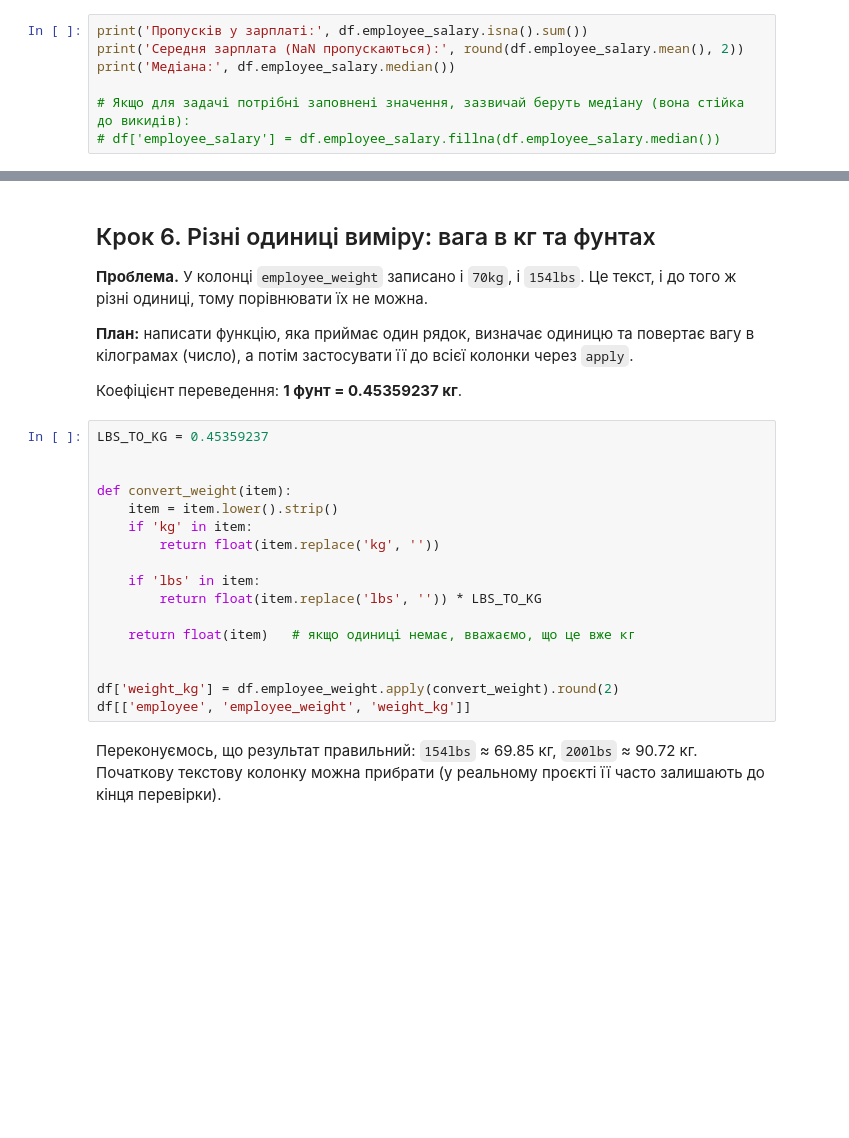
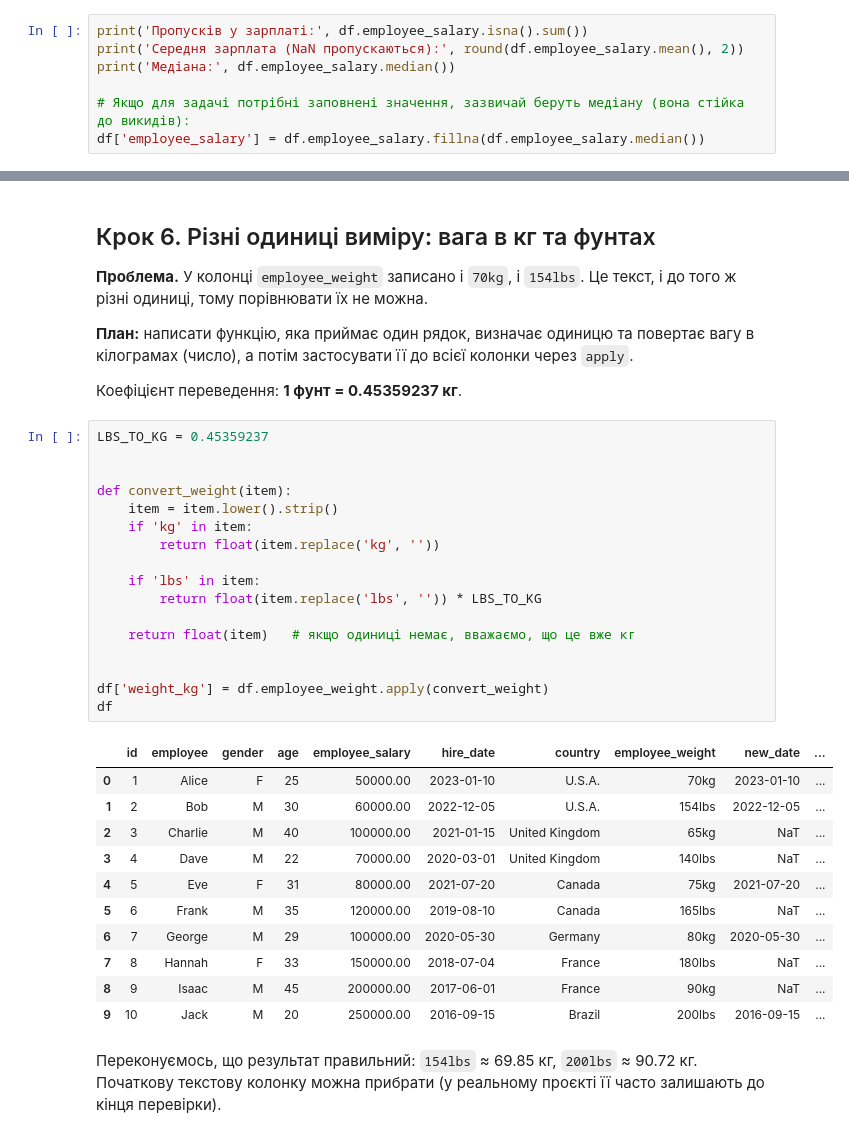
Before and after one commit to cpython-projects/da_27_07_2026, a Jupyter notebook: lesson_13.ipynb, the cells around one changed output, grey strips where cells are left out. Saved outputs shown, nothing was run; the diff lists cells and outputs as text; blank space fills up the shorter version.

```diff
--- a/lesson_13.ipynb
+++ b/lesson_13.ipynb
@@ -356,6 +455,6 @@ print('Середня зарплата (NaN пропускаються):', round
 print('Медіана:', df.employee_salary.median())
 
 # Якщо для задачі потрібні заповнені значення, зазвичай беруть медіану (вона стійка до викидів):
-# df['employee_salary'] = df.employee_salary.fillna(df.employee_salary.median())
+df['employee_salary'] = df.employee_salary.fillna(df.employee_salary.median())
 # %% [output]
 Пропусків у зарплаті: 2
@@ -405,20 +542,32 @@ df.info()
 # %%
 LBS_TO_KG = 0.45359237
 
 
 def convert_weight(item):
     item = item.lower().strip()
     if 'kg' in item:
         return float(item.replace('kg', ''))
 
     if 'lbs' in item:
         return float(item.replace('lbs', '')) * LBS_TO_KG
 
     return float(item)   # якщо одиниці немає, вважаємо, що це вже кг
 
 
-df['weight_kg'] = df.employee_weight.apply(convert_weight).round(2)
-df[['employee', 'employee_weight', 'weight_kg']]
+df['weight_kg'] = df.employee_weight.apply(convert_weight)
+df
+# %% [output]
+|  | id | employee | gender | age | employee_salary | hire_date | country | employee_weight | new_date | ... |
+| 0 | 1 | Alice | F | 25 | 50000.00 | 2023-01-10 | U.S.A. | 70kg | 2023-01-10 | ... |
+| 1 | 2 | Bob | M | 30 | 60000.00 | 2022-12-05 | U.S.A. | 154lbs | 2022-12-05 | ... |
+| 2 | 3 | Charlie | M | 40 | 100000.00 | 2021-01-15 | United Kingdom | 65kg | NaT | ... |
+| 3 | 4 | Dave | M | 22 | 70000.00 | 2020-03-01 | United Kingdom | 140lbs | NaT | ... |
+| 4 | 5 | Eve | F | 31 | 80000.00 | 2021-07-20 | Canada | 75kg | 2021-07-20 | ... |
+| 5 | 6 | Frank | M | 35 | 120000.00 | 2019-08-10 | Canada | 165lbs | NaT | ... |
+| 6 | 7 | George | M | 29 | 100000.00 | 2020-05-30 | Germany | 80kg | 2020-05-30 | ... |
+| 7 | 8 | Hannah | F | 33 | 150000.00 | 2018-07-04 | France | 180lbs | NaT | ... |
+| 8 | 9 | Isaac | M | 45 | 200000.00 | 2017-06-01 | France | 90kg | NaT | ... |
+| 9 | 10 | Jack | M | 20 | 250000.00 | 2016-09-15 | Brazil | 200lbs | 2016-09-15 | ... |
 # %% [markdown]
 Переконуємось, що результат правильний: `154lbs` ≈ 69.85 кг, `200lbs` ≈ 90.72 кг. Початкову текстову колонку можна прибрати (у реальному проєкті її часто залишають до кінця перевірки).
 # %%
```
Also changed, not shown: parts of 29 cells of this notebook.
